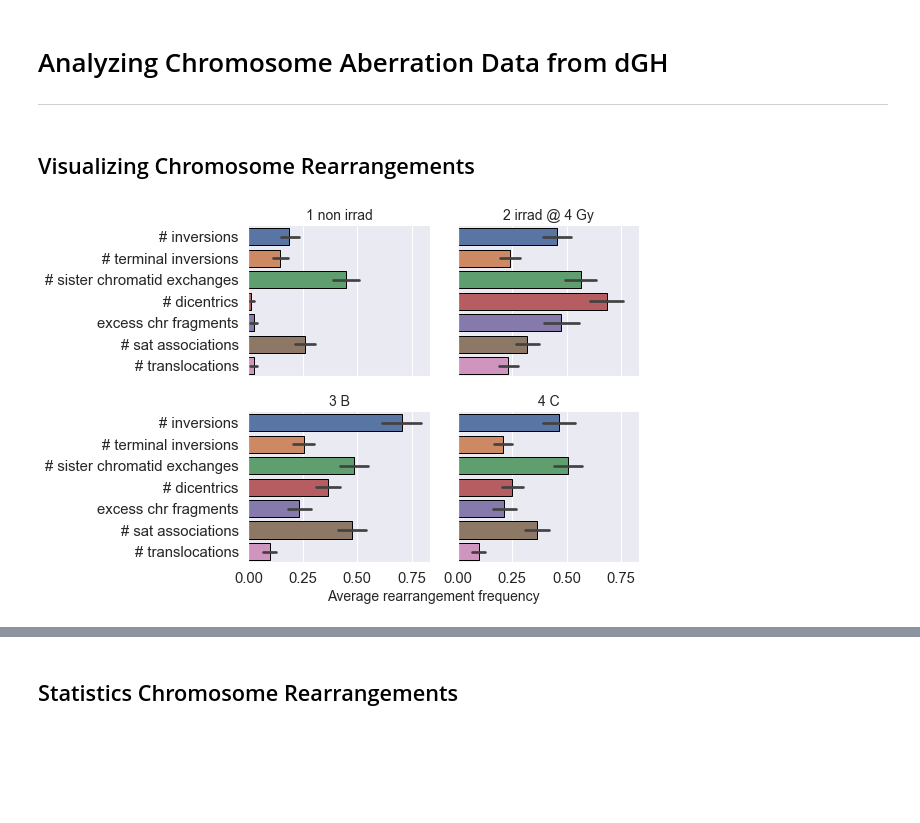
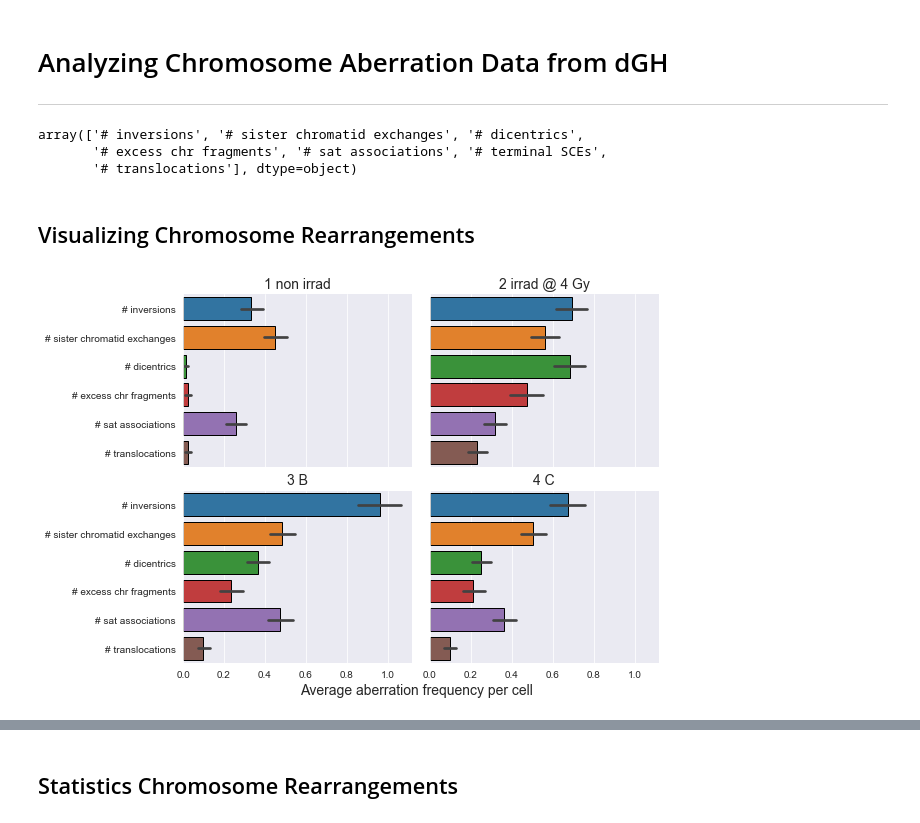
Before and after one commit to Jared-Luxton/radiation-therapy-machine-learning, a Jupyter notebook: notebooks/02_radiation_therapy_patients_data_VISUALIZATION_STATISTICS.ipynb, the cells around one changed output, grey strips where cells are left out. Saved outputs shown, nothing was run; the diff lists cells and outputs as text; code cells hidden in the pictures; blank space fills up the shorter version.

```diff
--- a/notebooks/02_radiation_therapy_patients_data_VISUALIZATION_STATISTICS.ipynb
+++ b/notebooks/02_radiation_therapy_patients_data_VISUALIZATION_STATISTICS.ipynb
@@ -623,12 +609,21 @@ F_onewayResult(statistic=0.33940643369655527, pvalue=0.714128148014912)
 all_chr_aberr_df = pd.read_csv('../data/compiled patient data csv files/all_chr_aberr_df.csv')
 general_cleaner = Pipeline([('cleaner', trp.general_chr_aberr_cleaner(drop_what_timepoint=False, adjust_clonality=True))])
 cleaned_chr_df = general_cleaner.fit_transform(all_chr_aberr_df)
+# %%
+cleaned_chr_df['# inversions'] = cleaned_chr_df['# inversions'] + cleaned_chr_df['# terminal inversions']
+cleaned_chr_df.drop(['# terminal inversions'], axis=1, inplace=True)
 # %%
 melt_aberrations = pd.melt(cleaned_chr_df, id_vars=['patient id', 'timepoint'],
                            var_name='aberration type', value_name='count per cell')
 
 melt_aberrations['count per cell'] = melt_aberrations['count per cell'].astype('int64')
 melt_aberrations['aberration type'] = melt_aberrations['aberration type'].astype('str')
+# %%
+melt_aberrations['aberration type'].unique()
+# %% [output]
+array(['# inversions', '# sister chromatid exchanges', '# dicentrics',
+       '# excess chr fragments', '# sat associations', '# terminal SCEs',
+       '# translocations'], dtype=object)
 # %% [markdown]
 ## Visualizing Chromosome Rearrangements
 # %%
@@ -646,29 +641,29 @@ melt_aberrations['aberration type'] = melt_aberrations['aberration type'].astype
 # %%
 df = melt_aberrations[melt_aberrations['aberration type'] != '# terminal SCEs'].copy()
 df.rename({'timepoint':'Time point'}, axis=1, inplace=True)
 
 ax = sns.set_style(style="darkgrid",rc= {'patch.edgecolor': 'black'})
 # ax = sns.set(font_scale=1.35)
 ax = sns.catplot(y='aberration type', x='count per cell',
                  col='Time point', col_wrap=2,
                  data=df,
                  kind='bar', height=3., aspect=1.5, orient="h",)
 
 fontsize=14
 
 ax.set_ylabels('', fontsize=fontsize)
 ax.set_xlabels('', fontsize=fontsize)
-plt.xlabel('Average rearrangement frequency', horizontalalignment='right', x=0.45,
+plt.xlabel('Average aberration frequency per cell', horizontalalignment='right', x=0.45,
            fontsize=14)
 
 axes = ax.axes.flatten()
 axes[0].set_title("1 non irrad", fontsize=fontsize)
 axes[1].set_title("2 irrad @ 4 Gy", fontsize=fontsize)
 axes[2].set_title("3 B", fontsize=fontsize)
 axes[3].set_title("4 C", fontsize=fontsize)
 
 ax.savefig('../graphs/paper figures/main figs/all patients rearrangements.png', dpi=400,
           bbox_inches = "tight")
 # %% [output]
-[figure, old version]
+[figure, new version]
 # %%
```
Also changed, not shown: parts of 38 cells of this notebook, 2 other files.
